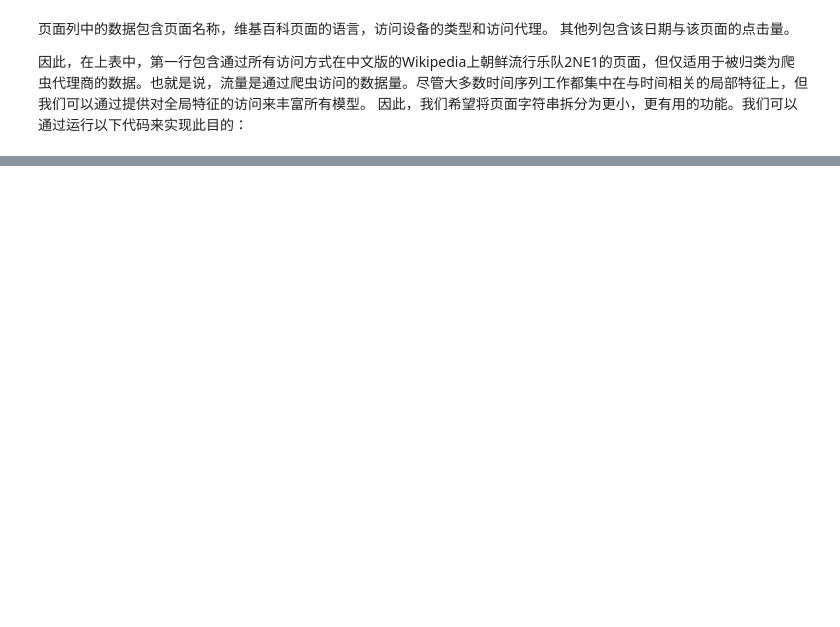
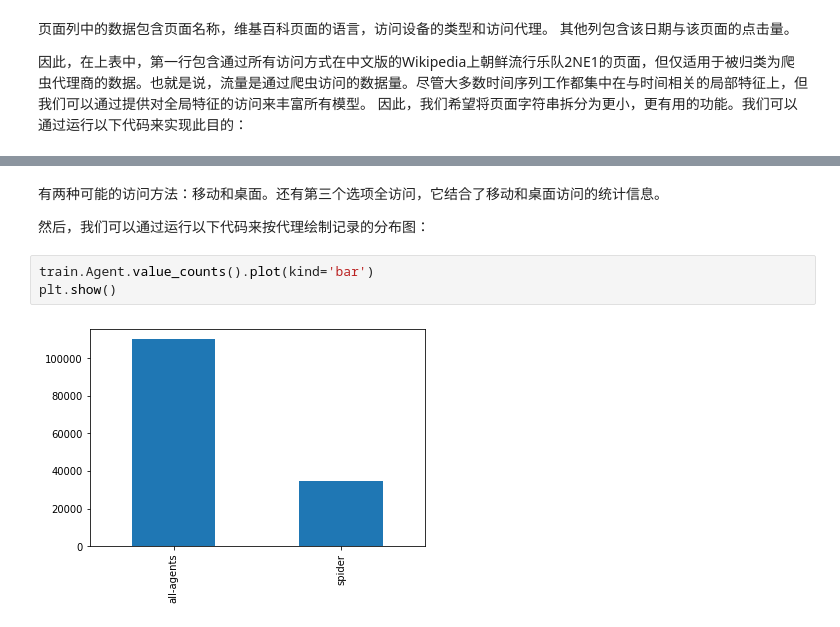
Before and after one commit to Knowledge-Precipitation-Tribe/Time-series-analysis, a Jupyter notebook: references/理解时间序列.ipynb, the cells around one changed output, grey strips where cells are left out. Saved outputs shown, nothing was run; the diff lists cells and outputs as text; blank space fills up the shorter version.

```diff
--- a/references/理解时间序列.ipynb
+++ b/references/理解时间序列.ipynb
@@ -37,0 +110,9 @@
+# %% [markdown]
+有两种可能的访问方法：移动和桌面。还有第三个选项全访问，它结合了移动和桌面访问的统计信息。
+
+然后，我们可以通过运行以下代码来按代理绘制记录的分布图：
+# %%
+train.Agent.value_counts().plot(kind='bar')
+plt.show()
+# %% [output]
+[figure, added]
```
Also changed, not shown: parts of 18 cells of this notebook.
